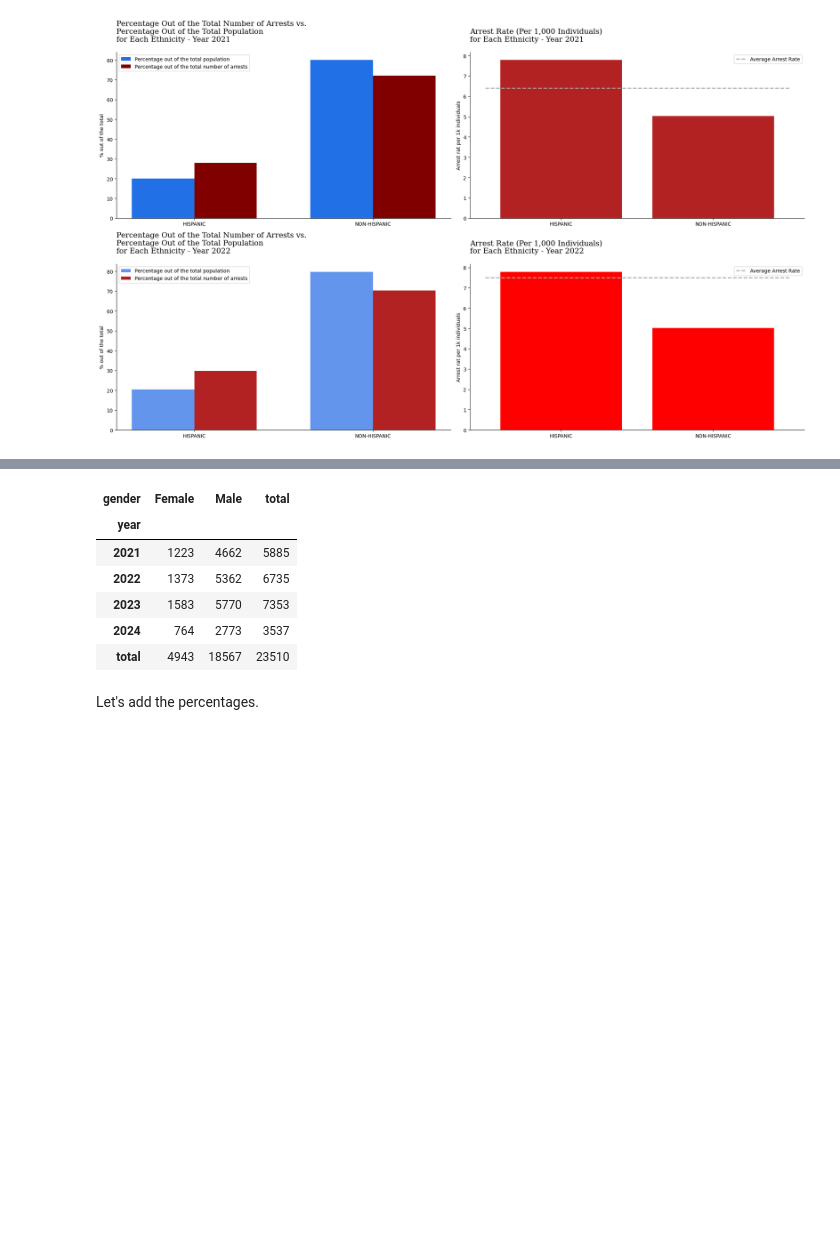
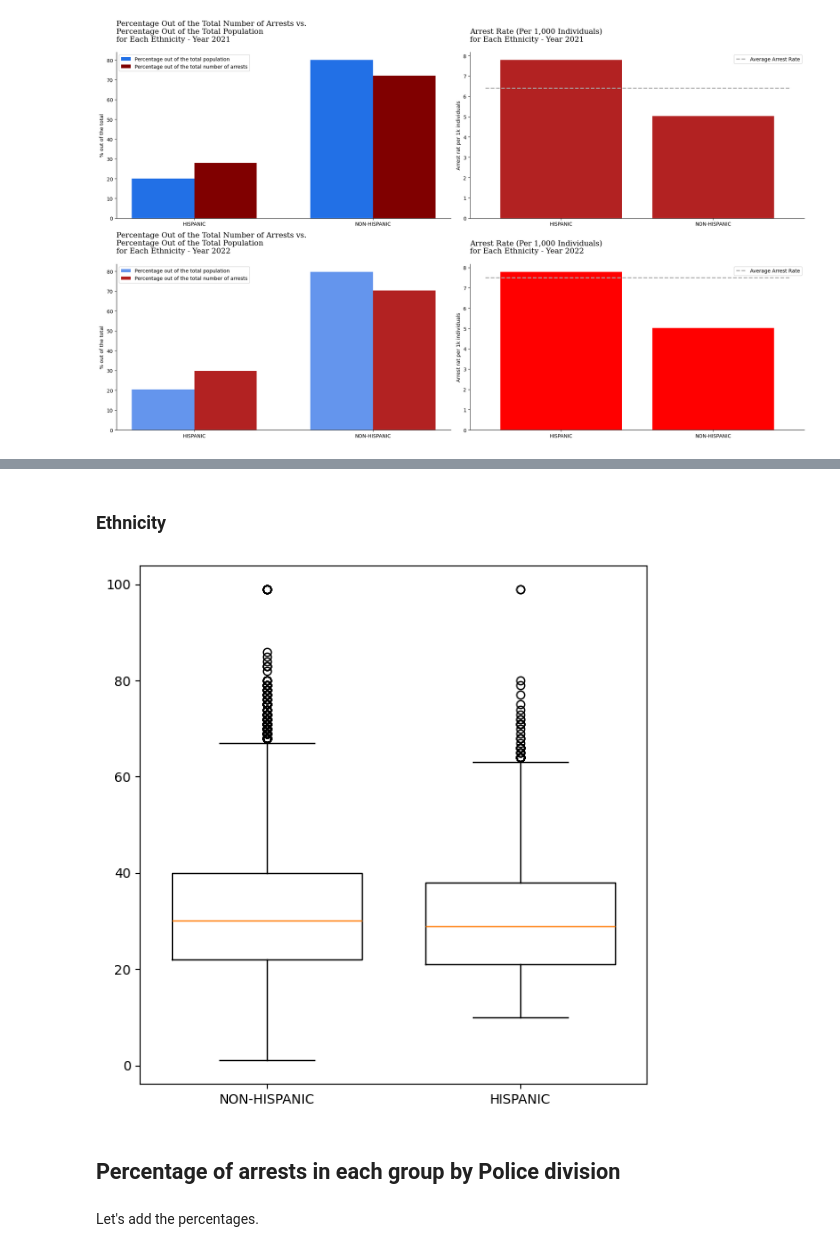
Before and after one commit to emmajslz/eda-project-police-arrest, a Jupyter notebook: police-arrests-montgomery-study.ipynb, the cells around one changed output, grey strips where cells are left out. Saved outputs shown, nothing was run; the diff lists cells and outputs as text; code cells hidden in the pictures; blank space fills up the shorter version.

```diff
--- a/police-arrests-montgomery-study.ipynb
+++ b/police-arrests-montgomery-study.ipynb
@@ -2124 +2164,23 @@ plt.show()
+# %% [markdown]
+### Ethnicity
+# %%
+distribution_of_age_by_ethnicity = []
+ethnicities = list(arrests['ethnicity'].unique())
+
+for ethnicity in ethnicities:
+    distribution_of_age_by_ethnicity.append(arrests[arrests['ethnicity'] == ethnicity]['age'].values)
+# %%
+fig, ax = plt.subplots(figsize=(6,6))
+
+ax.boxplot(distribution_of_age_by_ethnicity, widths=0.75)
+
+ax.set_xticks(np.arange(1,3))
+ax.set_xticklabels(ethnicities)
+
+plt.tight_layout()
+plt.show()
+# %% [output]
+[figure, added]
+# %% [markdown]
+## Percentage of arrests in each group by Police division
 # %%
@@ -2129,13 +2191,3 @@ ethnicity_overtime = pd.pivot_table(arrests, values='id', index=['year'], column
-# %%
-sex_overtime
-# %% [output]
-| gender | Female | Male | total |
-| year |  |  |  |
-| 2021 | 1223 | 4662 | 5885 |
-| 2022 | 1373 | 5362 | 6735 |
-| 2023 | 1583 | 5770 | 7353 |
-| 2024 | 764 | 2773 | 3537 |
-| total | 4943 | 18567 | 23510 |
 # %% [markdown]
 Let's add the percentages.
 # %%
```
Also changed, not shown: parts of 14 cells of this notebook.
